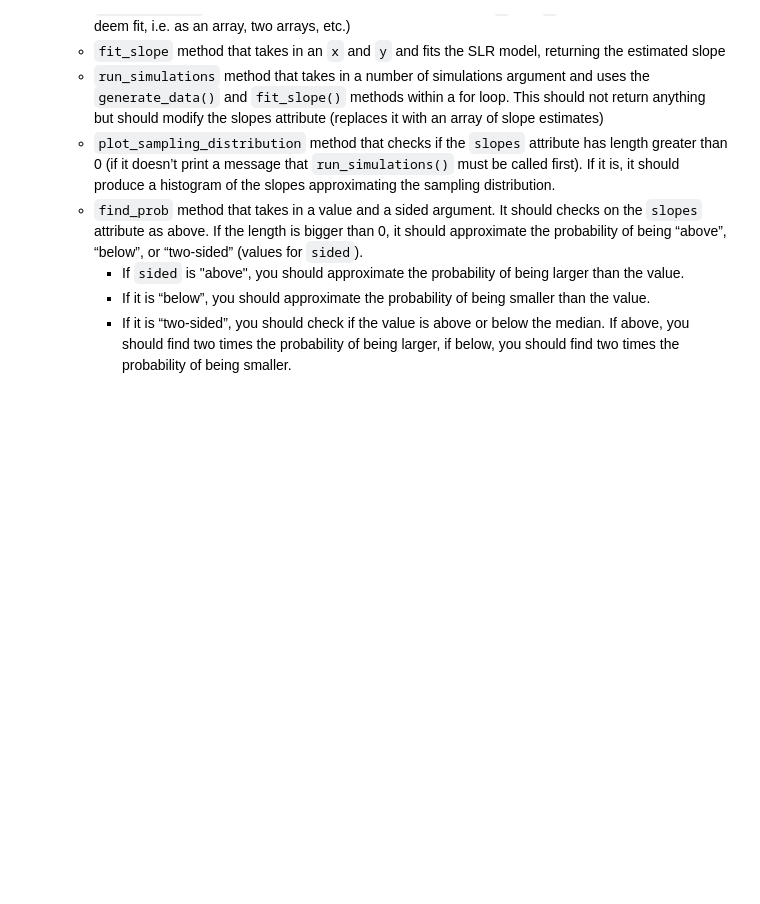
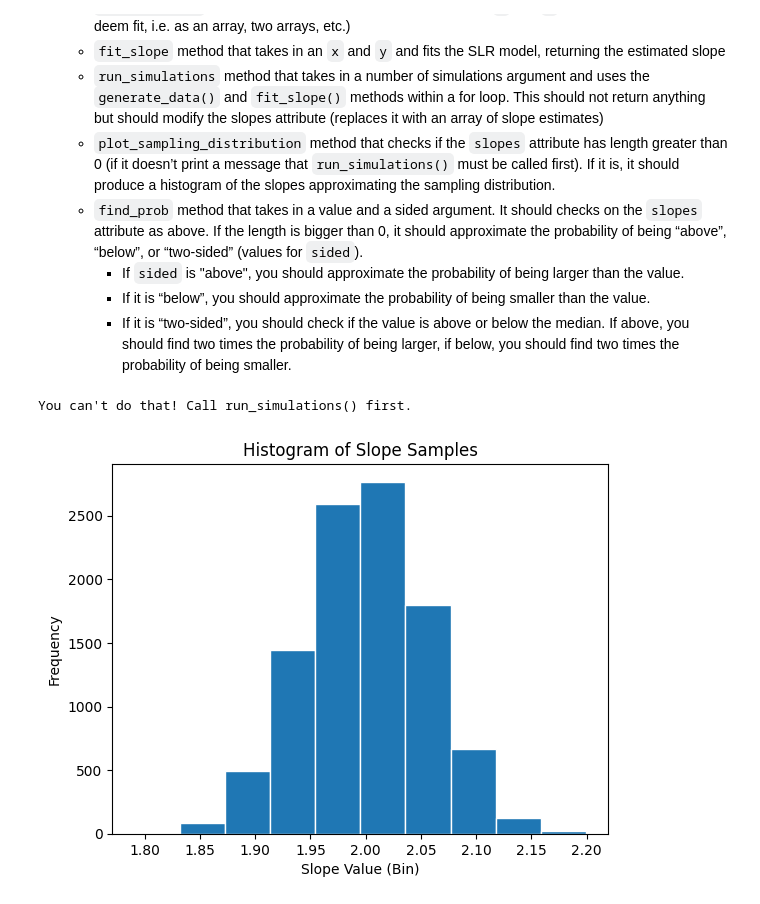
Before and after one commit to trevorlillywhite/HW6_ST554_TrevorLillywhite, a Jupyter notebook: Homework_6_ST_554_Trevor_Lillywhite.ipynb, the cells around one changed output. Drawn from its saved outputs; the diff is of its cells as text; code cells hidden in the pictures; blank space fills up the shorter version.

```diff
--- a/Homework_6_ST_554_Trevor_Lillywhite.ipynb
+++ b/Homework_6_ST_554_Trevor_Lillywhite.ipynb
@@ -371,15 +371,3 @@ import numpy as np
 from numpy.random import default_rng
 import numpy.typing as npt      # Will allow us to type cast "ArrayLike"
 from sklearn import linear_model
-# %%
-# Create class with specified attributes
-class SLR_slope_simulator:
-    def __init__(self, beta_0: float, beta_1: float,
-                 x: npt.ArrayLike, sigma: float, seed: int)
-        self.beta_0 = beta_0
-        self.beta_1 = beta_1
-        self.sigma = sigma
-        self.x = x
-        self.n = len(x)
-        self.rng = default_rng(seed)
-        self.slopes = []                # Empty list until we append to it
@@ -385,0 +415,18 @@ class SLR_slope_simulator:
+# %%
+# Test
+
+sim1 = SLR_slope_simulator(beta_0 = 12,
+                           beta_1 = 2,
+                           x = np.array(list(np.linspace(start=0, stop=10, num=11))*3),
+                           sigma = 1,
+                           seed = 10)
+# %%
+sim1.plot_sampling_distribution()
+# %% [output]
+You can't do that! Call run_simulations() first.
+# %%
+sim1.run_simulations()
+# %%
+sim1.plot_sampling_distribution()
+# %% [output]
+[figure, added]
```
Also changed, not shown: parts of 1 cell of this notebook.
